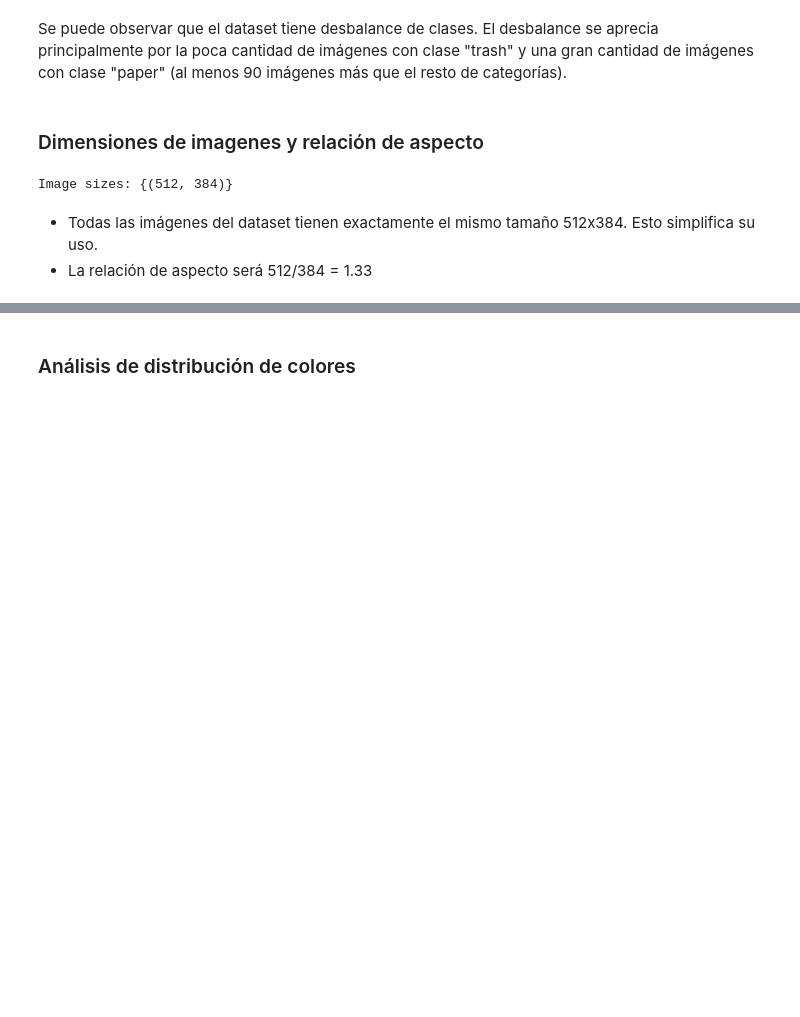
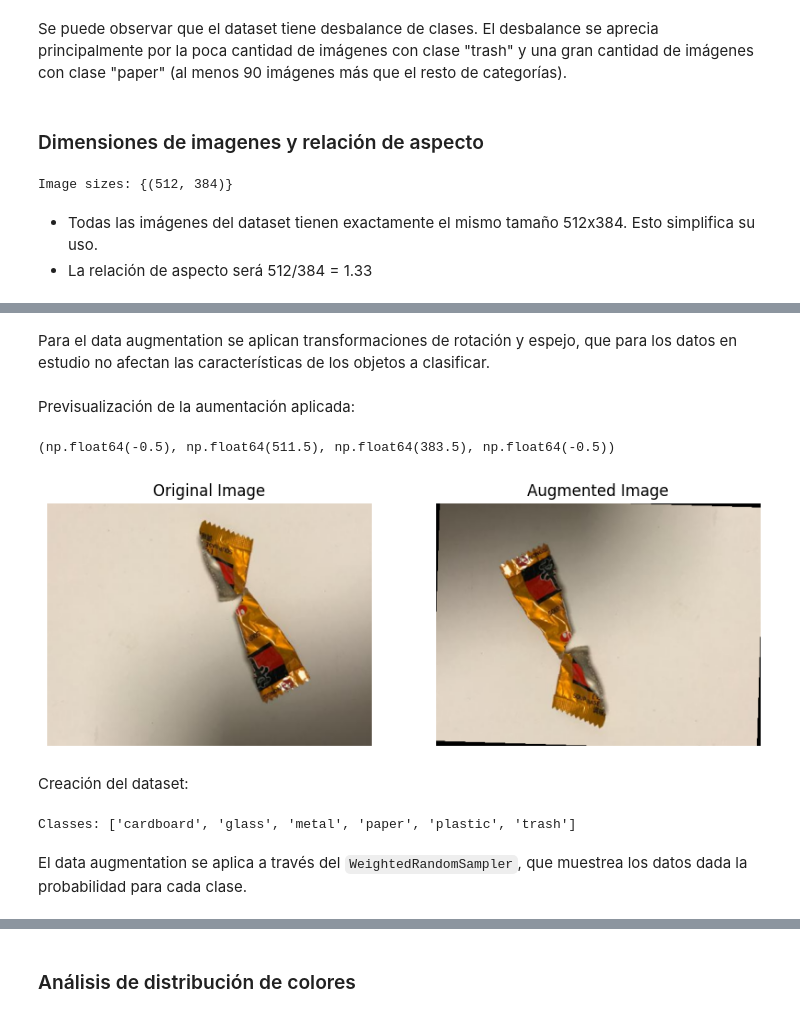
Before and after one commit to gonzafernan/ceia-vpc2, a Jupyter notebook: 01-trashnet-eda.ipynb, the cells around one changed output, grey strips where cells are left out. Saved outputs shown, nothing was run; the diff lists cells and outputs as text; code cells hidden in the pictures; blank space fills up the shorter version.

```diff
--- a/01-trashnet-eda.ipynb
+++ b/01-trashnet-eda.ipynb
@@ -681,0 +233,50 @@ Passing `palette` without assigning `hue` is deprecated and will be removed in v
+# %% [markdown]
+Para el data augmentation se aplican transformaciones de rotación y espejo, que para los datos en estudio no afectan las características de los objetos a clasificar.
+# %%
+augment = transforms.Compose([
+    transforms.RandomHorizontalFlip(),
+    transforms.RandomVerticalFlip(),
+    transforms.RandomRotation(25),
+    # transforms.ToTensor(),
+    # transforms.Normalize([0.5]*3, [0.5]*3)
+])
+
+augment_tensor = transforms.Compose([
+    transforms.RandomHorizontalFlip(),
+    transforms.RandomVerticalFlip(),
+    transforms.RandomRotation(25),
+    transforms.ToTensor(),
+    transforms.Normalize([0.5]*3, [0.5]*3)
+])
+# %% [markdown]
+Previsualización de la aumentación aplicada:
+# %%
+trash_path = os.path.join(dataset_path, "trash")
+image_name = os.listdir(trash_path)[0]
+
+img = Image.open(os.path.join(trash_path, image_name))
+augmented_img = augment(img)
+
+fig, axs = plt.subplots(1, 2, figsize=(10, 5))
+axs[0].imshow(img)
+axs[0].set_title("Original Image")
+axs[0].axis("off")
+axs[1].imshow(augmented_img)
+axs[1].set_title("Augmented Image")
+axs[1].axis("off")
+# %% [output]
+(np.float64(-0.5), np.float64(511.5), np.float64(383.5), np.float64(-0.5))
+[figure, added]
+# %% [markdown]
+Creación del dataset:
+# %%
+full_dataset = datasets.ImageFolder(root=dataset_path)
+dataset = ClassAugmentDataset(full_dataset, default_transform=augment_tensor)
+
+class_names = full_dataset.classes
+num_classes = len(class_names)
+print(f"Classes: {class_names}")
+# %% [output]
+Classes: ['cardboard', 'glass', 'metal', 'paper', 'plastic', 'trash']
+# %% [markdown]
+El data augmentation se aplica a través del `WeightedRandomSampler`, que muestrea los datos dada la probabilidad para cada clase.
```
Also changed, not shown: parts of 37 cells of this notebook.
